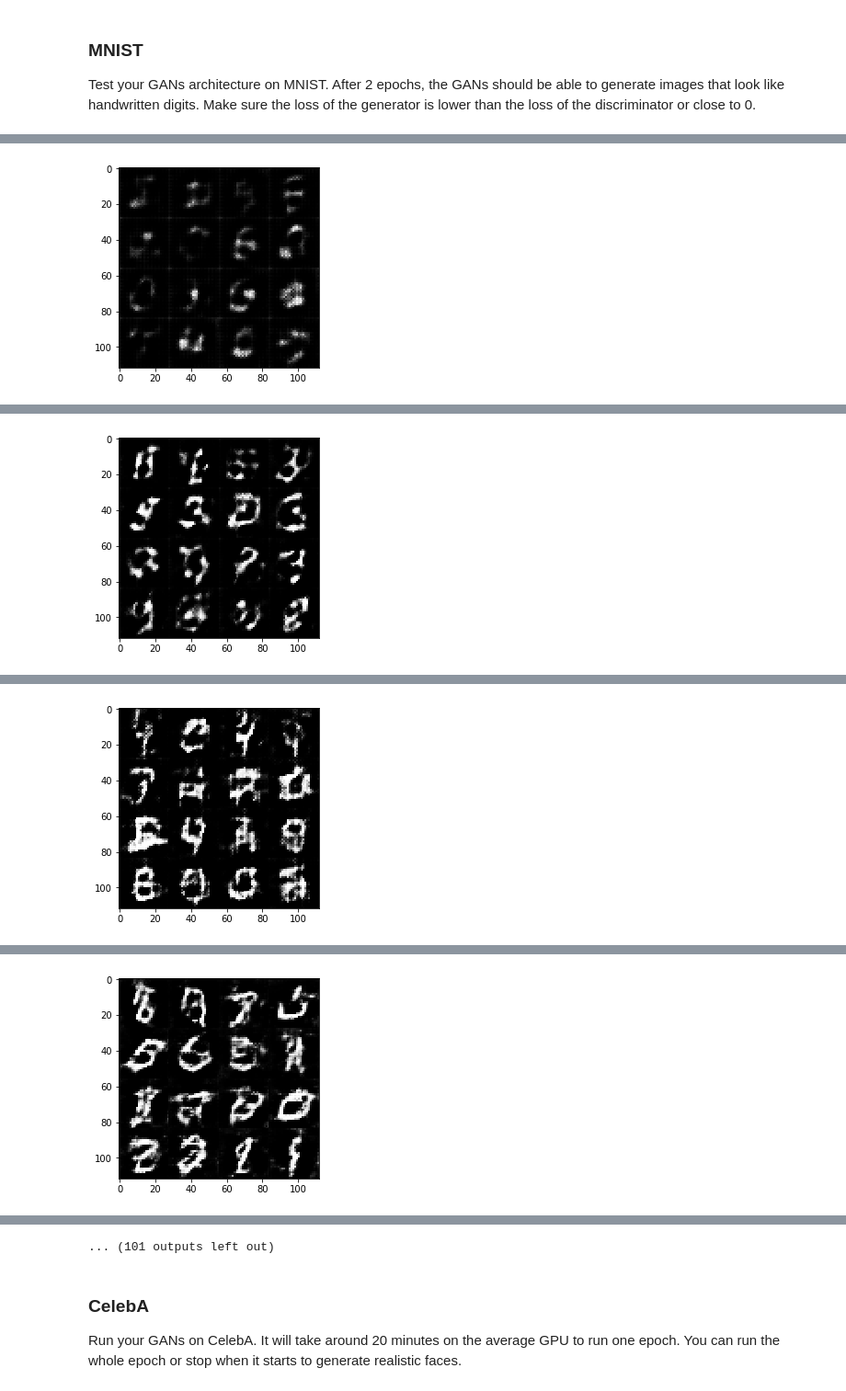
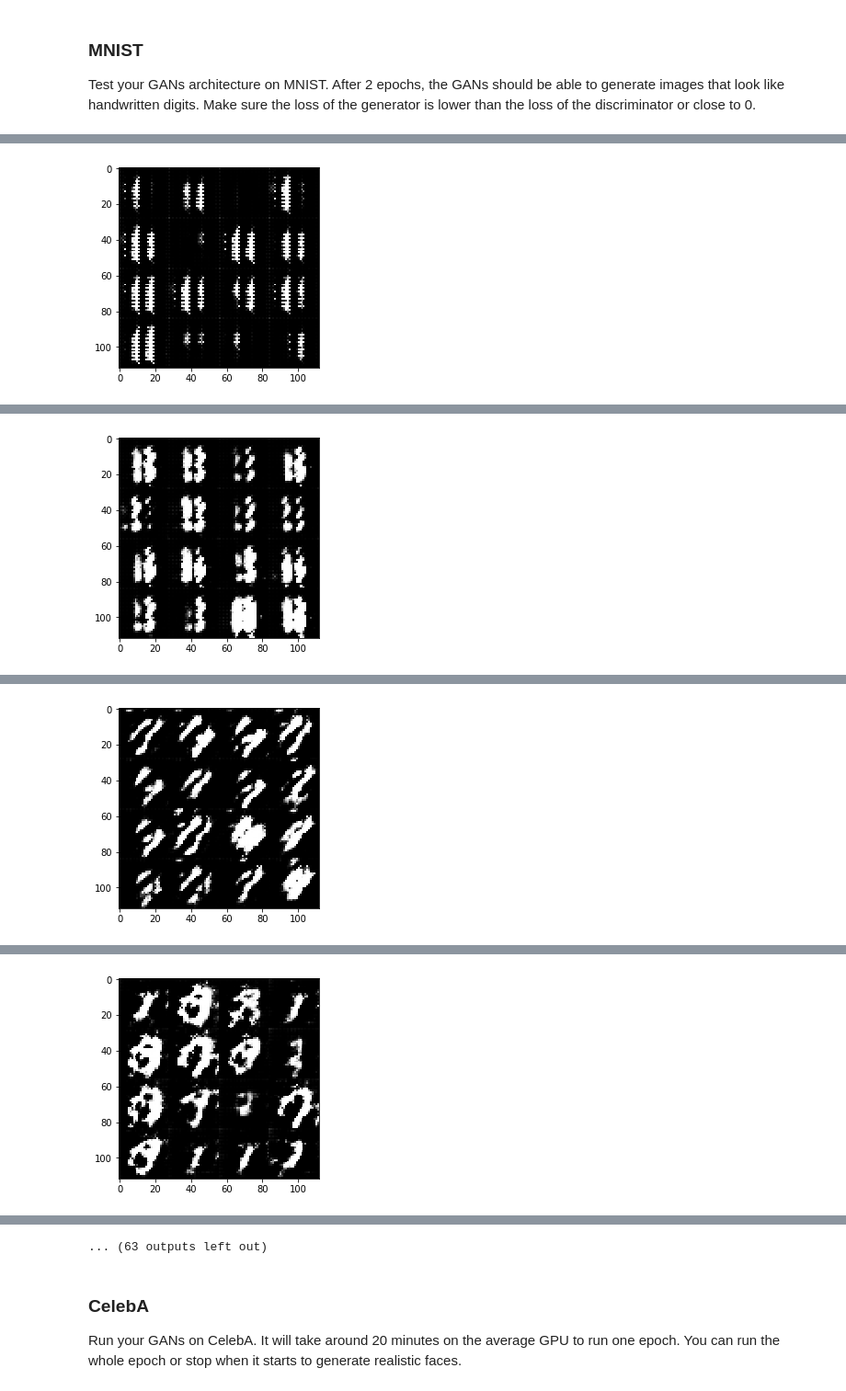
Before and after one commit to madhug/face_generation, a Jupyter notebook: dlnd_face_generation.ipynb, the cells around one changed output, grey strips where cells are left out. Shown at 92% size. Drawn from its saved outputs; the diff is of its cells as text; code cells hidden in the pictures.

```diff
--- a/dlnd_face_generation.ipynb
+++ b/dlnd_face_generation.ipynb
@@ -132,7 +132,7 @@ Tests Passed
 ### Discriminator
 Implement `discriminator` to create a discriminator neural network that discriminates on `images`.  This function should be able to reuse the variables in the neural network.  Use [`tf.variable_scope`](https://www.tensorflow.org/api_docs/python/tf/variable_scope) with a scope name of "discriminator" to allow the variables to be reused.  The function should return a tuple of (tensor output of the discriminator, tensor logits of the discriminator).
 # %%
-def discriminator(images, reuse=False, alpha=0.2):
+def discriminator(images, reuse=False, alpha=0.2, keep_prob=0.8):
     """
     Create the discriminator network
     :param images: Tensor of input image(s)
@@ -141,15 +141,18 @@ def discriminator(images, reuse=False, alpha=0.2):
     """
     # TODO: Implement Function
     with tf.variable_scope('discriminator', reuse=reuse):
-        x1 = tf.layers.conv2d(images, 64, 5, strides=2, padding='same')
+        x1 = tf.layers.conv2d(images, 64, 5, strides=2, padding='same', kernel_initializer=tf.contrib.layers.xavier_initializer_conv2d())
+#         x1 = tf.nn.dropout(x1, keep_prob=keep_prob)
         x1 = tf.maximum(alpha*x1, x1)
 
-        x2 = tf.layers.conv2d(x1, 128, 5, strides=2, padding='same')
+        x2 = tf.layers.conv2d(x1, 128, 5, strides=2, padding='same', kernel_initializer=tf.contrib.layers.xavier_initializer_conv2d())
         x2 = tf.layers.batch_normalization(x2, training=True)
+#         x2 = tf.nn.dropout(x2, keep_prob=keep_prob)
         x2 = tf.maximum(alpha*x2, x2)
 
-        x3 = tf.layers.conv2d(x2, 256, 5, strides=2, padding='same')
+        x3 = tf.layers.conv2d(x2, 256, 5, strides=2, padding='same', kernel_initializer=tf.contrib.layers.xavier_initializer_conv2d())
         x3 = tf.layers.batch_normalization(x3, training=True)
+        x2 = tf.nn.dropout(x2, keep_prob=keep_prob)
         x3 = tf.maximum(alpha*x3, x3)
 
         flat = tf.reshape(x3, (-1, 4*4*256))
@@ -179,16 +182,22 @@ def generator(z, out_channel_dim, is_train=True, alpha=0.2, keep_prob=0.8):
     """
     # TODO: Implement Function
     with tf.variable_scope('generator', reuse=not is_train):
-        x1 = tf.layers.dense(z, (7*7*256))
-        x1 = tf.reshape(x1, (-1, 7, 7, 256))
+        x1 = tf.layers.dense(z, (2*2*512))
+        x1 = tf.reshape(x1, (-1, 2, 2, 512))
         x1 = tf.layers.batch_normalization(x1, training=is_train)
         x1 = tf.maximum(alpha*x1, x1)
 
-        x2 = tf.layers.conv2d_transpose(x1, 128, 5, strides=2, padding='same', kernel_initializer=tf.contrib.layers.xavier_initializer_conv2d())
+        x2 = tf.layers.conv2d_transpose(x1, 256, 5, strides=2, padding='valid', kernel_initializer=tf.contrib.layers.xavier_initializer_conv2d())
+        x2 = tf.nn.dropout(x2, keep_prob=keep_prob)
         x2 = tf.layers.batch_normalization(x2, training=is_train)
         x2 = tf.maximum(alpha*x2, x2)
 
-        logits = tf.layers.conv2d_transpose(x2, out_channel_dim, 5, strides=2, padding='same', kernel_initializer=tf.contrib.layers.xavier_initializer_conv2d())
+        x3 = tf.layers.conv2d_transpose(x2, 128, 5, strides=2, padding='same', kernel_initializer=tf.contrib.layers.xavier_initializer_conv2d())
+        x3 = tf.nn.dropout(x3, keep_prob=keep_prob)
+        x3 = tf.layers.batch_normalization(x3, training=is_train)
+        x3 = tf.maximum(alpha*x3, x3)
+
+        logits = tf.layers.conv2d_transpose(x3, out_channel_dim, 5, strides=2, padding='same', kernel_initializer=tf.contrib.layers.xavier_initializer_conv2d())
         out = tf.tanh(logits)
 
     return out
@@ -206,7 +215,7 @@ Implement `model_loss` to build the GANs for training and calculate the loss.  T
 - `discriminator(images, reuse=False)`
 - `generator(z, out_channel_dim, is_train=True)`
 # %%
-def model_loss(input_real, input_z, out_channel_dim, alpha=0.2):
+def model_loss(input_real, input_z, out_channel_dim, alpha=0.2, smooth=0.2):
     """
     Get the loss for the discriminator and generator
     :param input_real: Images from the real dataset
@@ -219,12 +228,14 @@ def model_loss(input_real, input_z, out_channel_dim, alpha=0.2):
     d_model_real, d_logits_real = discriminator(input_real, reuse=False, alpha=alpha)
     d_model_fake, d_logits_fake = discriminator(g_model, reuse=True, alpha=alpha)
 
+    labels=tf.ones_like(d_model_real) * (1-smooth)
+
     d_loss_real = tf.reduce_mean(
-        tf.nn.sigmoid_cross_entropy_with_logits(logits=d_logits_real, labels=tf.ones_like(d_model_real)))
+        tf.nn.sigmoid_cross_entropy_with_logits(logits=d_logits_real, labels=tf.ones_like(d_model_real) * (1-smooth)))
     d_loss_fake = tf.reduce_mean(
-        tf.nn.sigmoid_cross_entropy_with_logits(logits=d_logits_fake, labels=tf.zeros_like(d_model_fake)))
+        tf.nn.sigmoid_cross_entropy_with_logits(logits=d_logits_fake, labels=tf.zeros_like(d_model_fake) * (1-smooth)))
     g_loss = tf.reduce_mean(
-        tf.nn.sigmoid_cross_entropy_with_logits(logits=d_logits_fake, labels=tf.ones_like(d_model_fake)))
+        tf.nn.sigmoid_cross_entropy_with_logits(logits=d_logits_fake, labels=tf.ones_like(d_model_fake) * (1-smooth)))
 
     d_loss = d_loss_real + d_loss_fake
     return d_loss, g_loss
@@ -354,17 +365,17 @@ Test your GANs architecture on MNIST.  After 2 epochs, the GANs should be able t
 # %%
 batch_size = 32
 z_dim = 100
-learning_rate = 0.002
+learning_rate = 0.005
 beta1 = 0.5
-
+alpha = 0.06
 
 """
 DON'T MODIFY ANYTHING IN THIS CELL THAT IS BELOW THIS LINE
 """
-epochs = 3
+epochs = 2
 
 mnist_dataset = helper.Dataset('mnist', glob(os.path.join(data_dir, 'mnist/*.jpg')))
 with tf.Graph().as_default():
     train(epochs, batch_size, z_dim, learning_rate, beta1, mnist_dataset.get_batches,
-          mnist_dataset.shape, mnist_dataset.image_mode)
+          mnist_dataset.shape, mnist_dataset.image_mode, alpha)
 # %% [output]
@@ -383 +394 @@ Generator loss: 2.5004 ---
-[figure, old version]
+[figure, new version]
@@ -396 +407 @@ Generator loss: 0.3933 ---
-[figure, old version]
+[figure, new version]
@@ -409 +420 @@ Generator loss: 0.6838 ---
-[figure, old version]
+[figure, new version]
@@ -422 +433 @@ Generator loss: 1.1470 ---
-[figure, old version]
+[figure, new version]
@@ -449,4 +460,4 @@ Generator loss: 0.5428 ---
-... (101 outputs left out)
+... (63 outputs left out)
 # %% [markdown]
 ### CelebA
 Run your GANs on CelebA.  It will take around 20 minutes on the average GPU to run one epoch.  You can run the whole epoch or stop when it starts to generate realistic faces.
```
Also changed, not shown: parts of 2 cells of this notebook, 1 other file.
